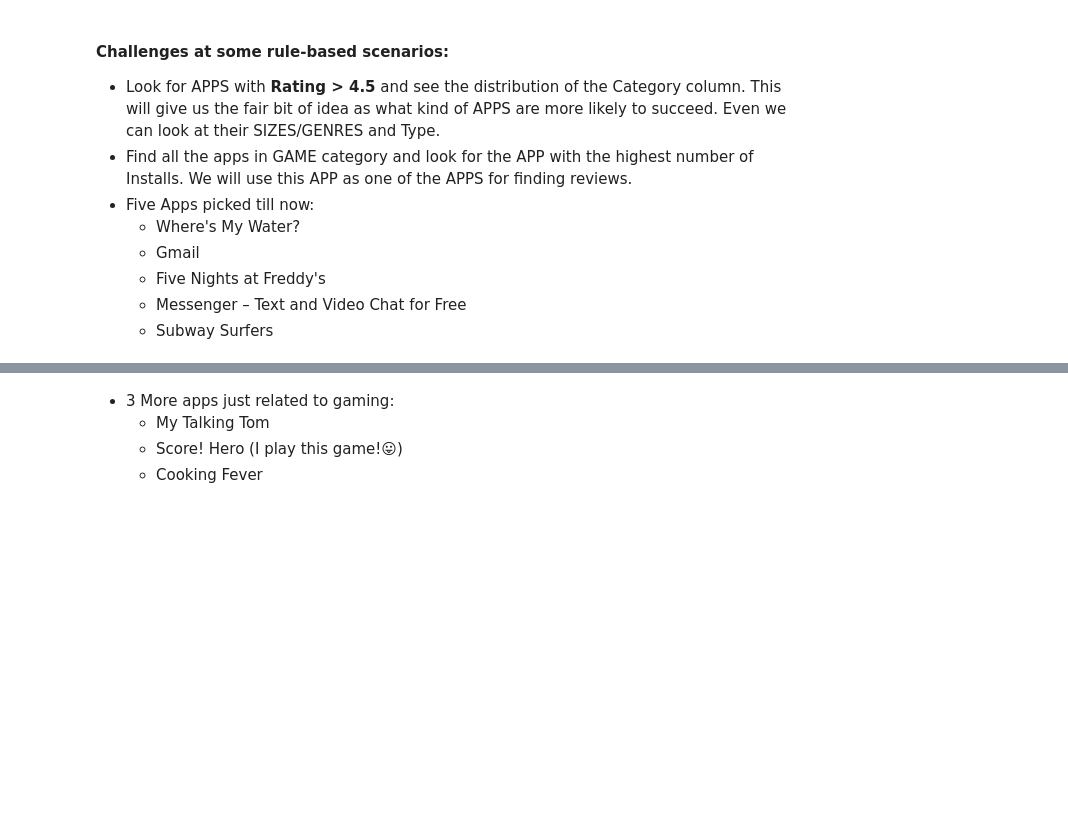
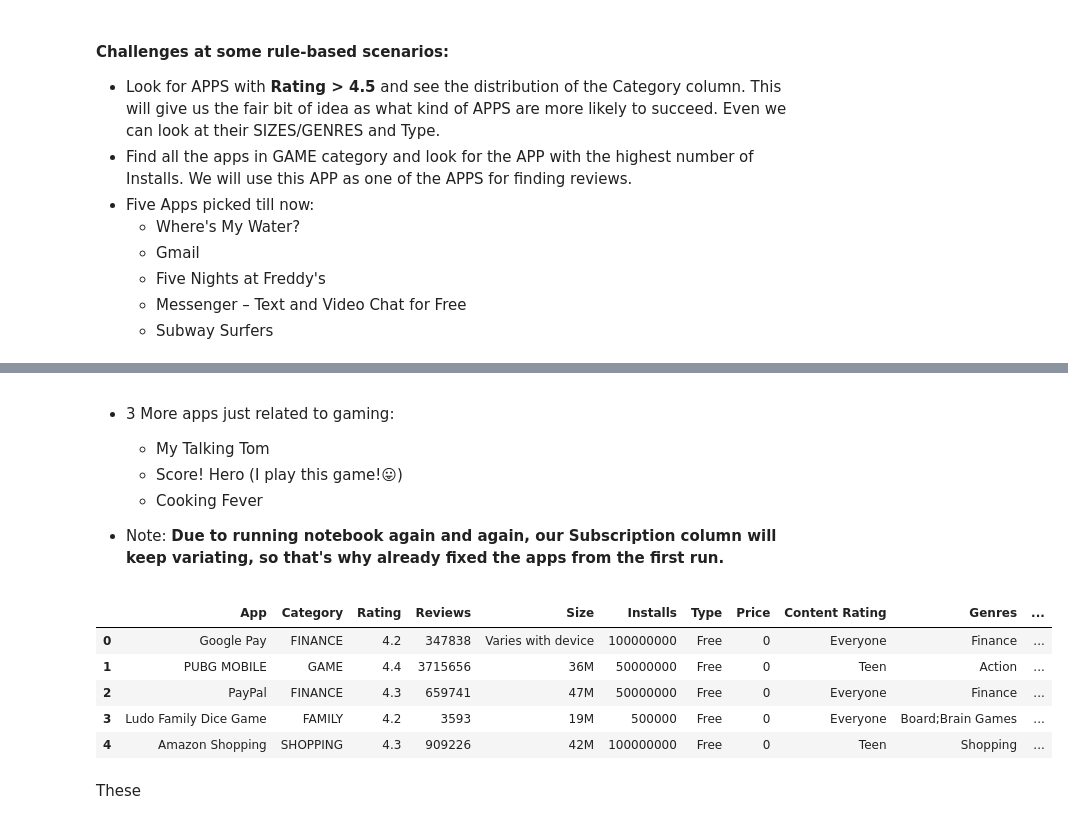
Before and after one commit to mishra-atul5001/Data-Science-Medium-Content, a Jupyter notebook: Play Store DataSet/Play Store Inspection.ipynb, the cells around one changed output, grey strips where cells are left out. Cells and saved outputs as stored; diff of their text form; code cells hidden in the pictures; blank space fills up the shorter version.

Commit message:
Addding extra Apps for reviews

```diff
--- a/Play Store DataSet/Play Store Inspection.ipynb
+++ b/Play Store DataSet/Play Store Inspection.ipynb
@@ -376,3 +376,24 @@ rating_greater_4_point_5_games.head()
     - My Talking Tom
     - Score! Hero (I play this game!😛)
     - Cooking Fever
+
+- Note: **Due to running notebook again and again, our Subscription column will keep variating, so that's why already fixed the apps from the first run.**
+# %%
+# Apps to look for as suggested by colleagues
+apps_to_look_for = ['Google Pay','PUBG MOBILE','PayPal','Ludo Family Dice Game','Amazon Shopping']
+df = pd.DataFrame(columns=copy_summary_data.columns.to_list())
+ready_df = pd.DataFrame(columns=copy_summary_data.columns.to_list())
+for i in apps_to_look_for:
+    df = copy_summary_data[copy_summary_data.App == i]
+    ready_df = pd.concat([ready_df,df]).reset_index(drop=True)
+# %%
+ready_df
+# %% [output]
+|  | App | Category | Rating | Reviews | Size | Installs | Type | Price | Content Rating | Genres | ... |
+| 0 | Google Pay | FINANCE | 4.2 | 347838 | Varies with device | 100000000 | Free | 0 | Everyone | Finance | ... |
+| 1 | PUBG MOBILE | GAME | 4.4 | 3715656 | 36M | 50000000 | Free | 0 | Teen | Action | ... |
+| 2 | PayPal | FINANCE | 4.3 | 659741 | 47M | 50000000 | Free | 0 | Everyone | Finance | ... |
+| 3 | Ludo Family Dice Game | FAMILY | 4.2 | 3593 | 19M | 500000 | Free | 0 | Everyone | Board;Brain Games | ... |
+| 4 | Amazon Shopping | SHOPPING | 4.3 | 909226 | 42M | 100000000 | Free | 0 | Teen | Shopping | ... |
+# %% [markdown]
+These
```
Also changed, not shown: parts of 4 cells of this notebook.
